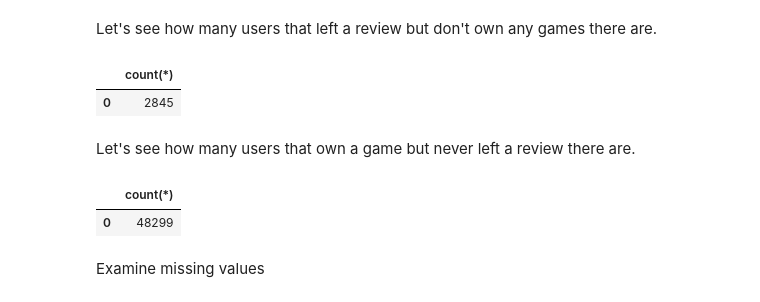
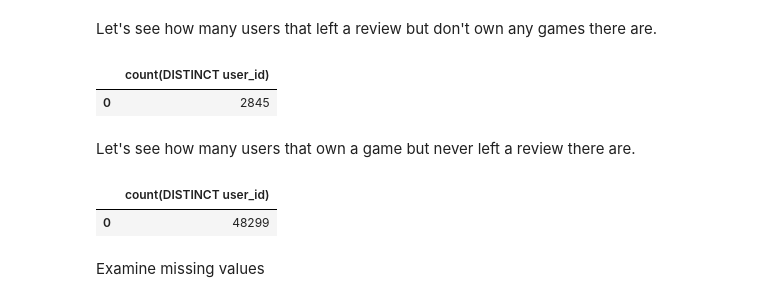
Before and after one commit to ayorgo/steam-recsys, a Jupyter notebook: steam-recsys.ipynb, the cells around one changed output. Cells and saved outputs as stored; diff of their text form; code cells hidden in the pictures.

```diff
--- a/steam-recsys.ipynb
+++ b/steam-recsys.ipynb
@@ -858,41 +821,43 @@ query("SELECT count(*) FROM user_games_australian;")
 Let's see how many users that left a review but don't own any games there are.
 # %%
 query("""
-      SELECT count(*)
+      SELECT count(DISTINCT user_id)
       FROM
       (
             SELECT
-                  user_id
+                  DISTINCT user_id
             FROM reviews_australian as ra
             EXCEPT
             SELECT
-                  user_id
+                  DISTINCT user_id
             FROM user_games_australian as ga
       ) as t
       ;"""
 )
 # %% [output]
-|  | count(*) |
+|  | count(DISTINCT user_id) |
 | 0 | 2845 |
 # %% [markdown]
 Let's see how many users that own a game but never left a review there are.
 # %%
 query("""
-      SELECT count(*)
+      SELECT count(DISTINCT user_id)
       FROM
       (
             SELECT
                   user_id
             FROM user_games_australian
+            WHERE user_id is not NULL
             EXCEPT
             SELECT
                   user_id
             FROM reviews_australian
+            WHERE user_id is not NULL
       ) as t
       ;"""
 )
 # %% [output]
-|  | count(*) |
+|  | count(DISTINCT user_id) |
 | 0 | 48299 |
 # %% [markdown]
 Examine missing values
```
Also changed, not shown: parts of 30 cells of this notebook.
